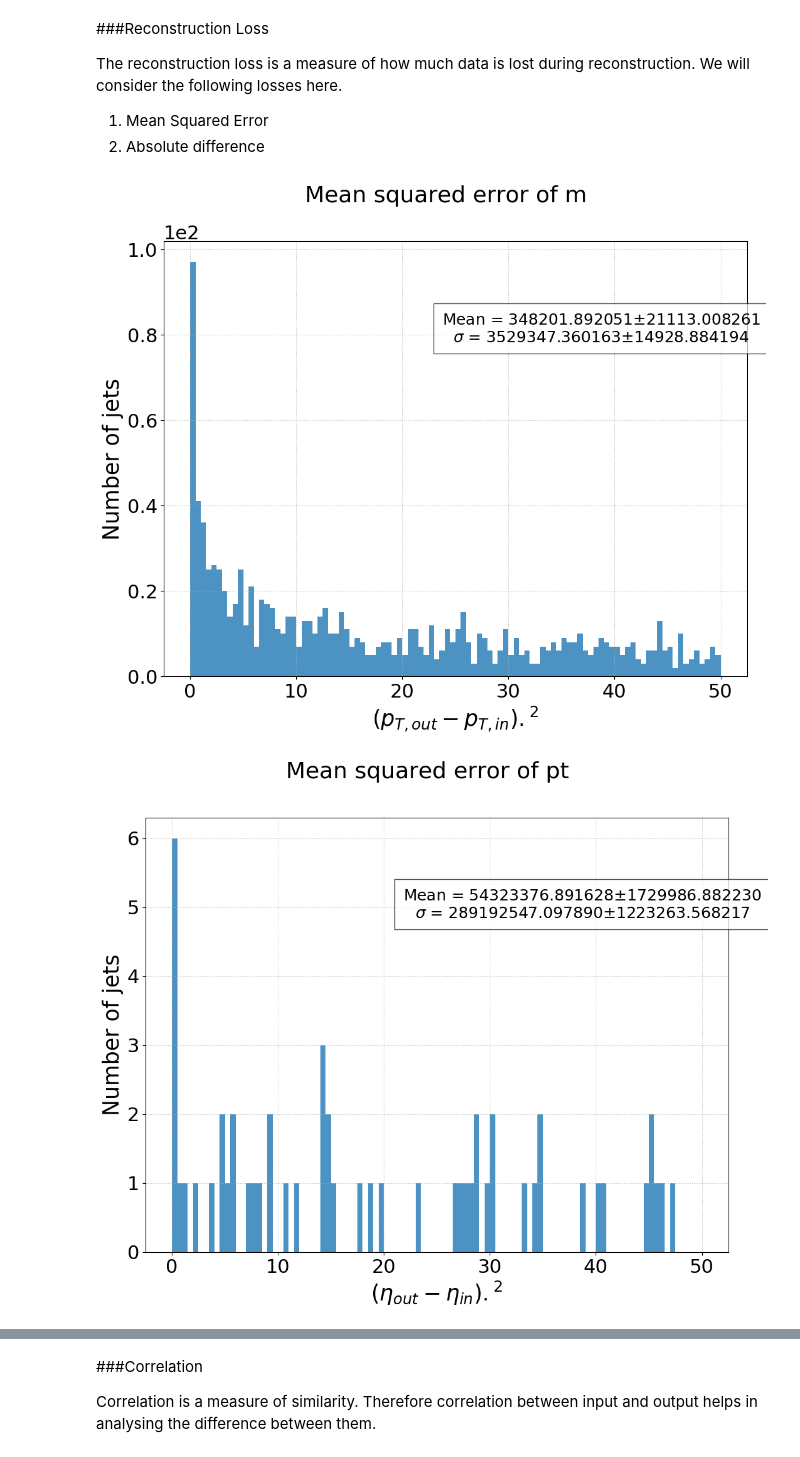
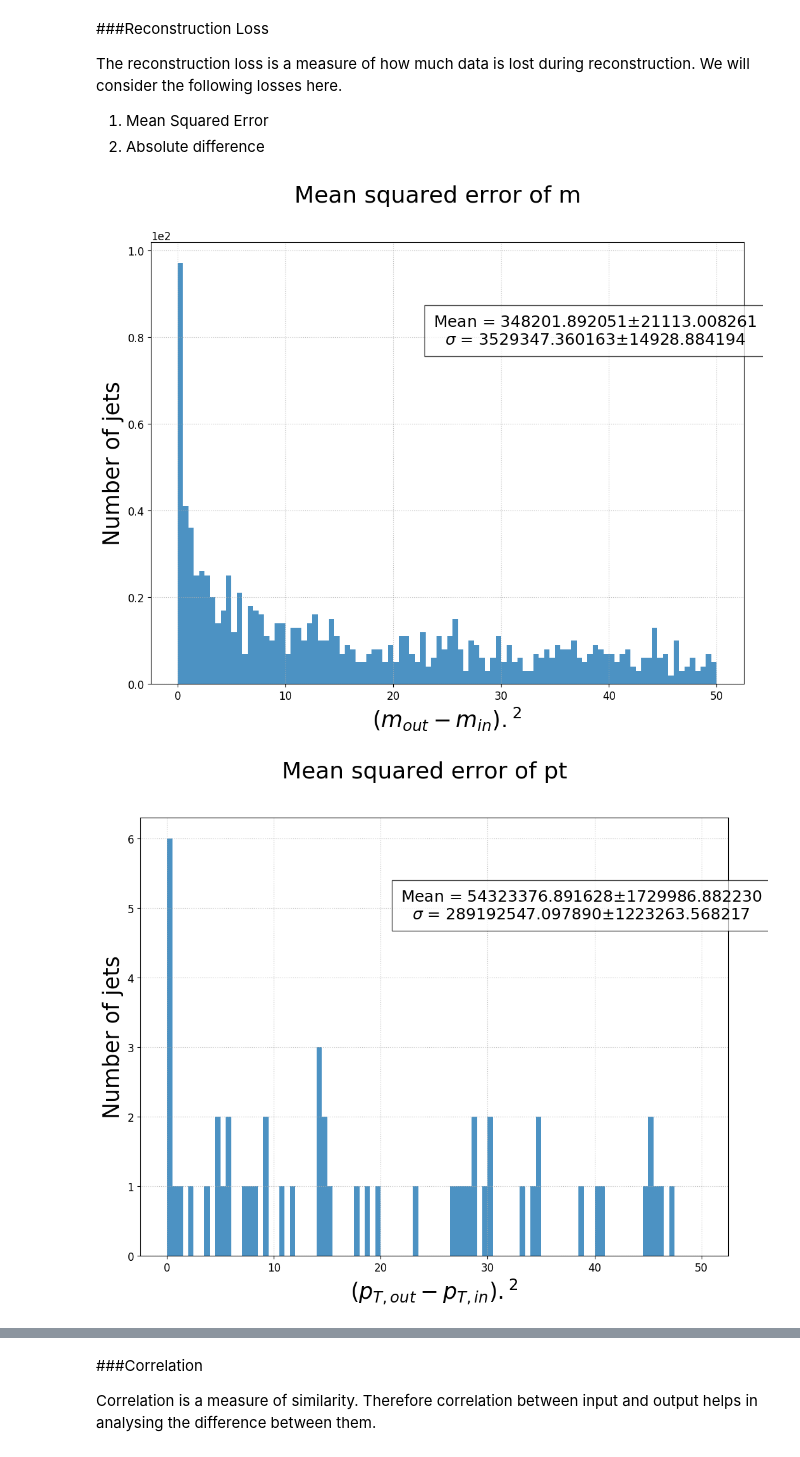
Before and after one commit to ATLAS-Autoencoders-GSoC-2020-Closed/gsoc-assignment-MinahilRaza, a Jupyter notebook: 4D/Training and Evaluation.ipynb, the cells around one changed output, grey strips where cells are left out. Saved outputs shown, nothing was run; the diff lists cells and outputs as text; code cells hidden in the pictures.

```diff
--- a/4D/Training and Evaluation.ipynb
+++ b/4D/Training and Evaluation.ipynb
@@ -285,8 +285,8 @@ In this part of the notevook, we will evaluate the performance of the trained mo
 Plotting input over output helps in observing the differences and similarities between the distribution of these two. The more they overlap the better.
 # %%
 plt.close('all')
-unit_list = ['[GeV]', '[rad]', '[rad]', '[GeV]']
-variable_list = [r'$p_T$', r'$\eta$', r'$\phi$', r'$E$']
+unit_list = ['[units]', '[GeV]', '[rad]', '[rad]']
+variable_list = [r'$m$', r'$p_T$', r'$\phi$' , r'$\eta$']
 line_style = ['--', '-']
 colors = ['orange', 'c']
 markers = ['*', 's']
@@ -303,7 +303,7 @@ data = np.multiply(data, train_std.values)
 data = np.add(data, train_mean.values)
 
 alph = 0.8
-n_bins = 50
+n_bins = 150
 for kk in np.arange(4):
     plt.figure(kk + 4)
     n_hist_data, bin_edges, _ = plt.hist(data[:, kk], color=colors[1], label='Input', alpha=1, bins=n_bins)
@@ -327,10 +327,10 @@ Residuals are plots of the difference between original and uncompressed variable
 # %%
 import utils
 from scipy import stats
-residual_strings = [r'$(p_{T,out} - p_{T,in}) / p_{T,in}$',
-                        r'$(\eta_{out} - \eta_{in}) / \eta_{in}$',
-                        r'$(\phi_{out} - \phi_{in}) / \phi_{in}$',
-                        r'$(E_{out} - E_{in}) / E_{in}$']
+residual_strings = [r'$(m_{out} - m_{in}) / m_{in}$',
+                    r'$(p_{T,out} - p_{T,in}) / p_{T,in}$',
+                    r'$(\phi_{out} - \phi_{in}) / \phi_{in}$',
+                        r'$(\eta_{out} - \eta_{in}) / \eta_{in}$' ]
 residuals = (pred - data.detach().numpy()) / data.detach().numpy()
 range = (-0.5, 0.5)
 #range=None
@@ -364,31 +364,31 @@ The reconstruction loss is a measure of how much data is lost during reconstruct
 1. Mean Squared Error
 2. Absolute difference
 # %%
-mse_strings = [r'$(p_{T,out} - p_{T,in}) .^2$',
-                        r'$(\eta_{out} - \eta_{in}) .^2$',
-                        r'$(\phi_{out} - \phi_{in}) .^2$',
-                        r'$(E_{out} - E_{in}) .^2$']
+mse_strings = [r'$(m_{out} - m_{in}) .^2$',
+               r'$(p_{T,out} - p_{T,in}) .^2$',
+               r'$(\phi_{out} - \phi_{in}) .^2$'
+               ,r'$(\eta_{out} - \eta_{in}) .^2$']
 mse = np.square(pred - data.detach().numpy())
 range = (-0, 50)
 #range=None
 for kk in np.arange(4):
     plt.figure()
     n_hist_pred, bin_edges, _ = plt.hist(
         mse[:, kk], label='Mean Squared Error', linestyle=line_style[0], alpha=alph, bins=100, range=range)
     plt.suptitle('Mean squared error of %s' % train.columns[kk])
     plt.xlabel(mse_strings[kk])  # (train.columns[kk], train.columns[kk], train.columns[kk]))
     plt.ylabel('Number of jets')
     ms.sciy()
     #plt.yscale('log')
     std = np.std(mse[:, kk])
     std_err = utils.std_error(mse[:, kk])
     mean = np.nanmean(mse[:, kk])
     sem = stats.sem(mse[:, kk], nan_policy='omit')
     ax = plt.gca()
     plt.text(.75, .8, 'Mean = %f$\pm$%f\n$\sigma$ = %f$\pm$%f' % (mean, sem, std, std_err), bbox={'facecolor': 'white', 'alpha': 0.7, 'pad': 10},
              horizontalalignment='center', verticalalignment='center', transform=ax.transAxes, fontsize=18)
     fig_name = 'trainforever_mse_%s' % train.columns[kk]
     #plt.savefig(curr_save_folder + fig_name)
 # %% [output]
-[figure, old version]
+[figure, new version]
-[figure, old version]
+[figure, new version]
```
Also changed, not shown: parts of 6 cells of this notebook.
